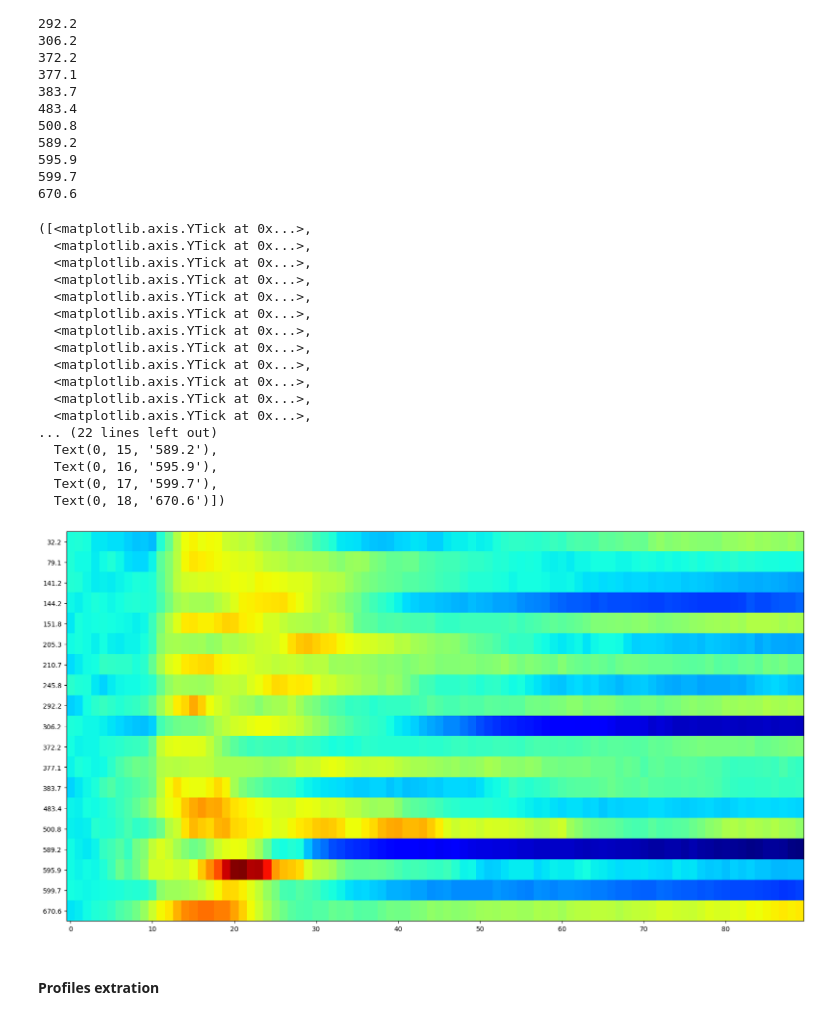
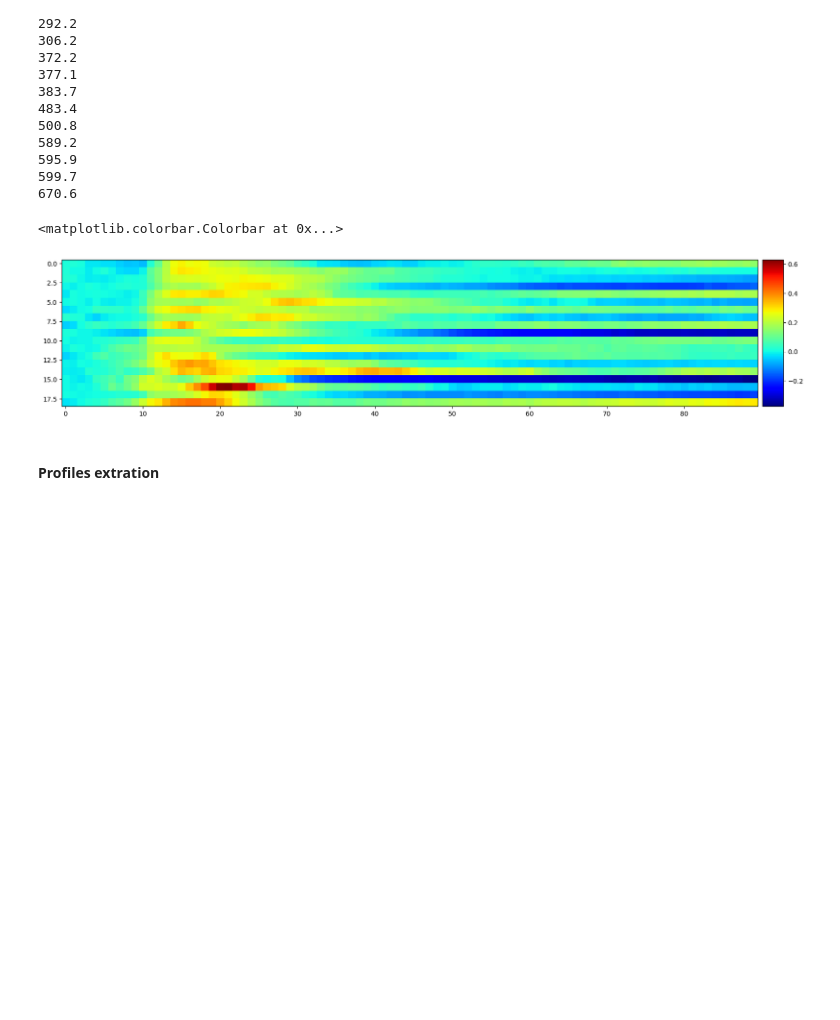
Before and after one commit to wisstock/LTData, a Jupyter notebook: demo.ipynb, the cells around one changed output. Cells and saved outputs as stored; diff of their text form; code cells hidden in the pictures; blank space fills up the shorter version.

```diff
--- a/demo.ipynb
+++ b/demo.ipynb
@@ -356,39 +358,26 @@ prof_dist = np.asarray(prof_dist)
 599.7
 670.6
 # %%
-plt.figure(figsize=(20,20))
-plt.imshow(prof_arr, cmap='jet', aspect = 2.5)
-plt.yticks(ticks=range(0,len(prof_dist)), labels=prof_dist)
+fig, ax = plt.subplots(figsize=(20,20))
+img = ax.imshow(prof_arr, cmap='jet')  # , aspect = 2.5)
+div = make_axes_locatable(ax)
+cax = div.append_axes('right', size='3%', pad=0.1)
+plt.colorbar(img, cax=cax)
+# plt.yticks(ticks=range(0,len(prof_dist)), labels=prof_dist)
 
 # fig0, ax0 = plt.subplots(figsize=(20,20))
 # img0 = ax0.imshow(prof_arr, cmap='jet')
 # # img0.set_clim(vmin=np.min(img_raw), vmax=np.max(img_raw))
 # div0 = make_axes_locatable(ax0)
 # cax0 = div0.append_axes('right', size='0.5%', pad=0.1)
 # # plt.yticks(ticks=range(0,len(prof_dist)), labels=prof_dist)
 # fig0.colorbar(img0, cax=cax0)
 
 # plt.tight_layout()
 # plt.show()
 # %% [output]
-([<matplotlib.axis.YTick at 0x...>,
-  <matplotlib.axis.YTick at 0x...>,
-  <matplotlib.axis.YTick at 0x...>,
-  <matplotlib.axis.YTick at 0x...>,
-  <matplotlib.axis.YTick at 0x...>,
-  <matplotlib.axis.YTick at 0x...>,
-  <matplotlib.axis.YTick at 0x...>,
-  <matplotlib.axis.YTick at 0x...>,
-  <matplotlib.axis.YTick at 0x...>,
-  <matplotlib.axis.YTick at 0x...>,
-  <matplotlib.axis.YTick at 0x...>,
-  <matplotlib.axis.YTick at 0x...>,
-... (22 lines left out)
-  Text(0, 15, '589.2'),
-  Text(0, 16, '595.9'),
-  Text(0, 17, '599.7'),
-  Text(0, 18, '670.6')])
+<matplotlib.colorbar.Colorbar at 0x...>
-[figure, old version]
+[figure, new version]
 # %% [markdown]
 #### Profiles extration
 # %%
```
Also changed, not shown: parts of 2 cells of this notebook, 1 other file.
